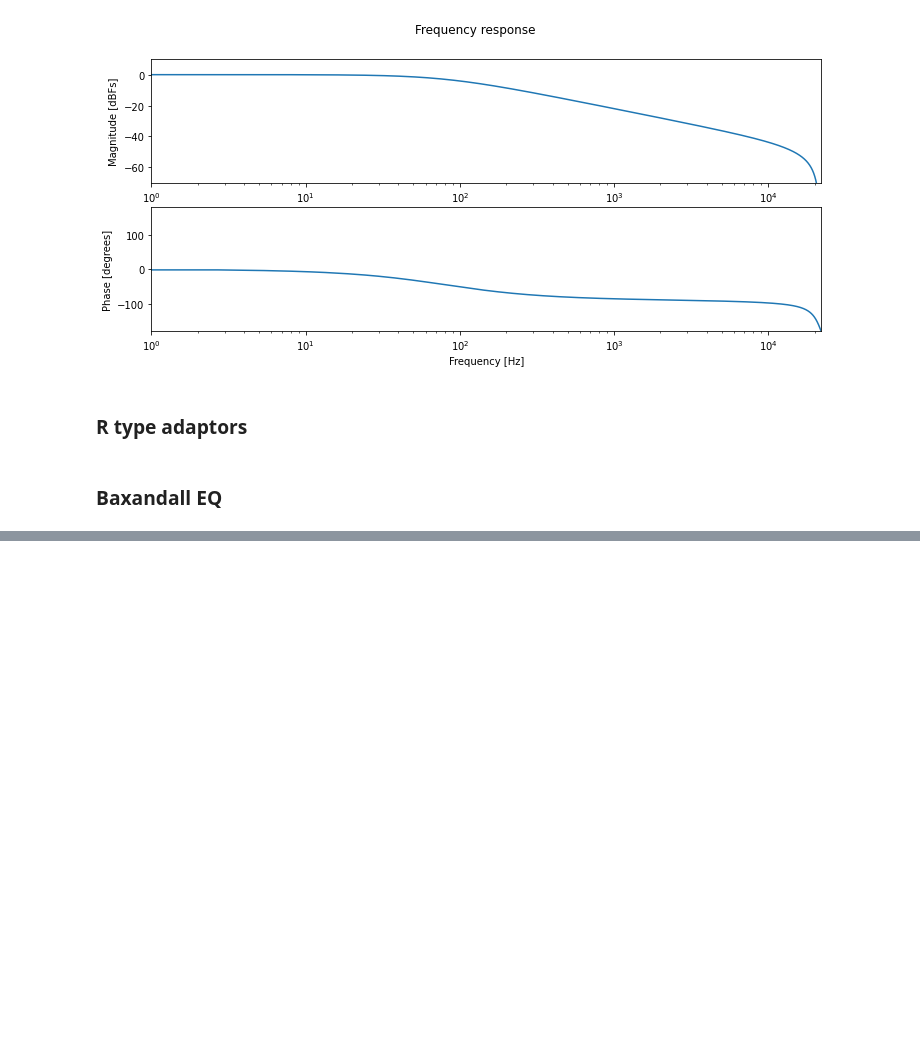
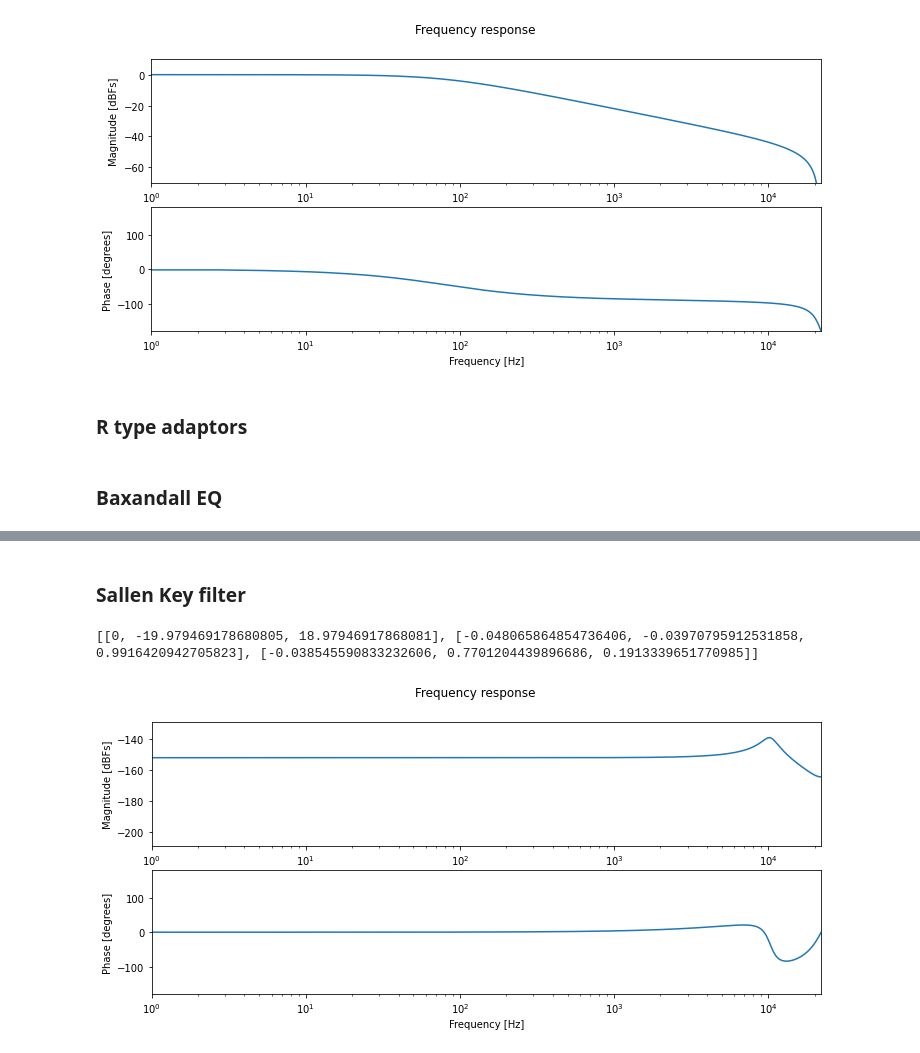
Before and after one commit to gusanthon/diode-clipper-wdf, a Jupyter notebook: juce-based-diode-clipper-wdf-fixed.ipynb, the cells around one changed output, grey strips where cells are left out. Saved outputs shown, nothing was run; the diff lists cells and outputs as text; code cells hidden in the pictures; blank space fills up the shorter version.

Commit message:
Tried Sallen Key filter

```diff
--- a/juce-based-diode-clipper-wdf-fixed.ipynb
+++ b/juce-based-diode-clipper-wdf-fixed.ipynb
@@ -746,17 +746,19 @@ class R_type_adaptor(baseWDF):
         self.a_vals[self.up_port_idx] = self.a
         self.r_type_scatter()
         for i in range(self.n_ports):
-            port_idx = self.get_port_idx(i)
-            self.ports[i].accept_incident_wave(self.b_vals[port_idx])
+            # port_idx = self.get_port_idx(i)
+            self.ports[i].accept_incident_wave(self.b_vals[i])
 
     def propogate_reflected_wave(self):
         for i in range(self.n_ports):
-            port_idx = self.get_port_idx(i)
-            self.a_vals[port_idx] = self.ports[i].propogate_reflected_wave()
+            # port_idx = self.get_port_idx(i)
+            self.a_vals[i] = self.ports[i].propogate_reflected_wave()
         self.b = self.b_vals[self.up_port_idx]
         return self.b
 
     def get_port_idx(self,x):
+        # print('x : '+ str(x))
+        # print('up port idx : '+ str(self.up_port_idx))
         if x <= self.up_port_idx:
             return x
         return (x+1)
@@ -772,10 +774,7 @@ class R_type_adaptor(baseWDF):
         self.G = 1./self.Rp
 
     def get_port_impedances(self):
-        impedances = []
-        for port in self.ports:
-            impedances.append(port.Rp)
-        return impedances
+        return [port.Rp for port in self.ports]
 
     def set_S_matrix(self,matrix):
         for i in range(self.n_ports):
@@ -868 +870,3 @@ plt.plot(output)
 [figure]
+# %% [markdown]
+### Sallen Key filter
@@ -868,0 +887,43 @@ plt.plot(output)
+# %%
+output = np.zeros(len(test_signal))
+
+capVal = 1e-8
+capRatio = 22
+
+C1 = Capacitor(capVal * capRatio,fs)
+
+R2 = Resistor(1e3)
+
+C2 = Capacitor(capVal / capRatio,fs)
+
+R_adaptor = R_type_adaptor([C1,R2,C2],sallen_key_impedance_calc,0)
+
+R1 = Resistor(1e6)
+
+S1 = series_adaptor(R_adaptor,R1)
+
+Vin = ideal_voltage_source(S1)
+
+print(R_adaptor.S_matrix)
+
+# PARAMS
+freq_hz = 100
+qVal = 4
+
+Rval = 1./ capVal * 2 * np.pi * freq_hz
+Rratio = 0.64174
+
+R1.setResistance(Rval * Rratio)
+R2.setResistance(Rval / Rratio)
+
+for i in range(len(test_signal)):
+    Vin.set_voltage(test_signal[i])
+    Vin.accept_incident_wave(S1.propogate_reflected_wave())
+    S1.accept_incident_wave(Vin.propogate_reflected_wave())
+
+    output[i] = Vin.wave_to_voltage() + R1.wave_to_voltage() + C1.wave_to_voltage()
+
+plot_freqz(output,fs)
+# %% [output]
+[[0, -19.979469178680805, 18.97946917868081], [-0.048065864854736406, -0.03970795912531858, 0.9916420942705823], [-0.038545590833232606, 0.7701204439896686, 0.1913339651770985]]
+[figure, added]
```
Also changed, not shown: parts of 3 cells of this notebook.
